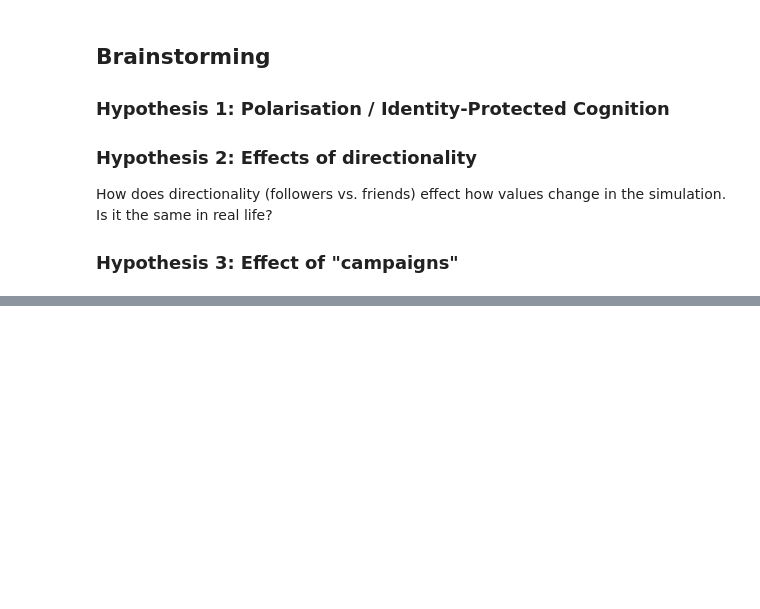
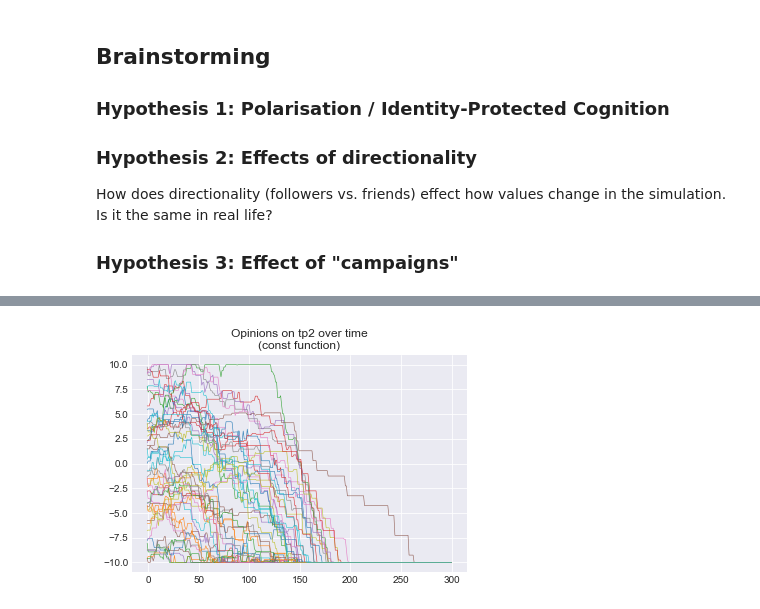
Before and after one commit to rcgonzalez9061/AIPSimulation-Python, a Jupyter notebook: Simulation Experiments.ipynb, the cells around one changed output, grey strips where cells are left out. Saved outputs shown, nothing was run; the diff lists cells and outputs as text; code cells hidden in the pictures; blank space fills up the shorter version.

```diff
--- a/Simulation Experiments.ipynb
+++ b/Simulation Experiments.ipynb
@@ -24,0 +88,4 @@ How does directionality (followers vs. friends) effect how values change in the
+# %%
+graph_topic("./Experiments/const_ipc/values.csv", "tp2")
+# %% [output]
+[figure, added]
```
Also changed, not shown: parts of 16 cells of this notebook, 48 other files.
